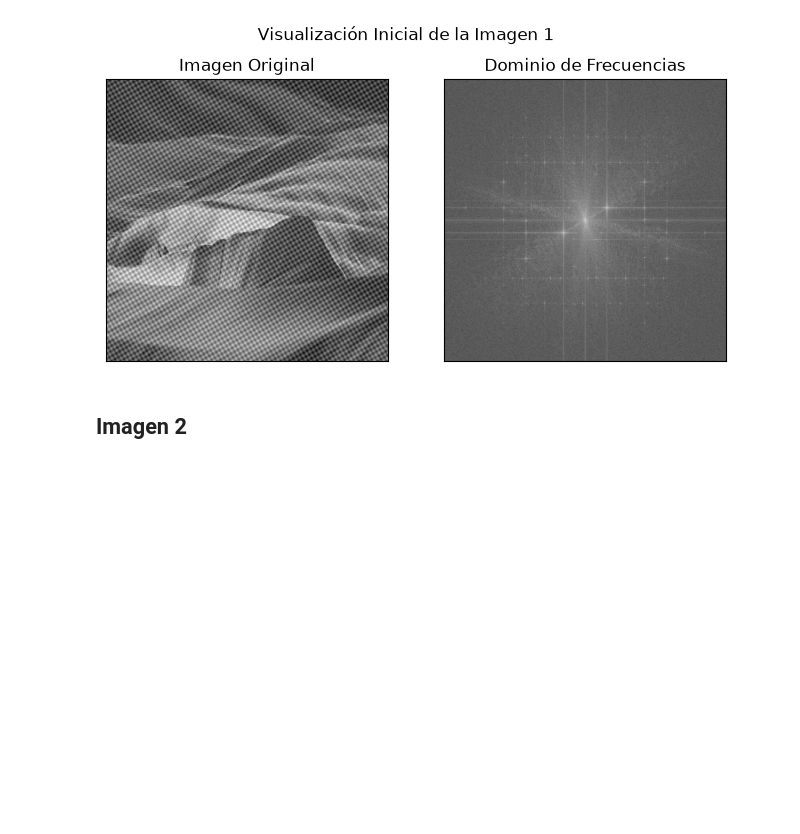
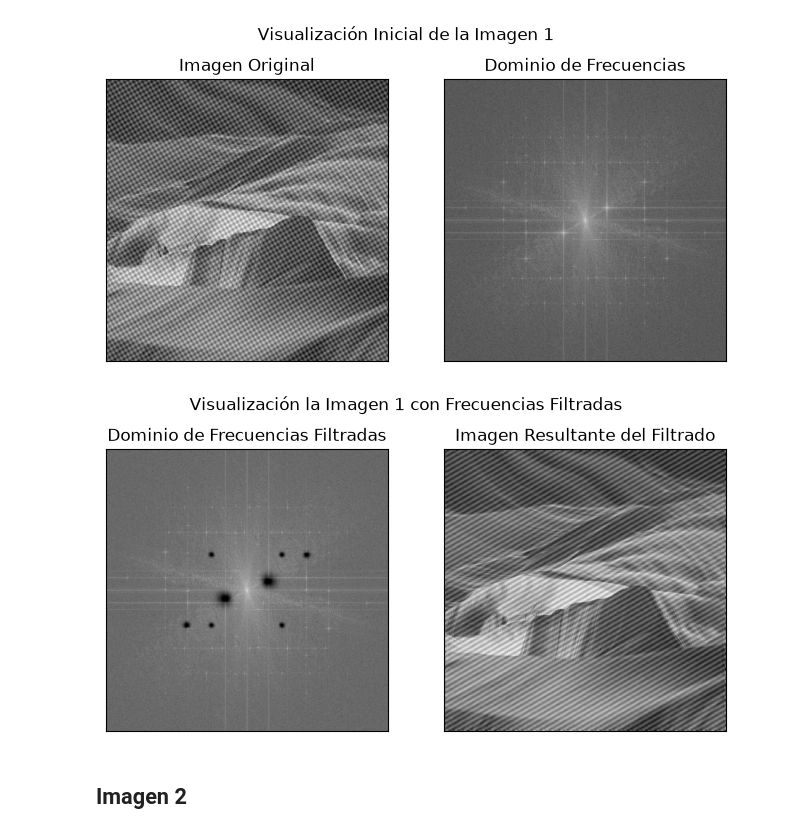
Before and after one commit to alexisuaguilaru/ProcDigImg, a Jupyter notebook: Proy04/proyecto.ipynb, the cells around one changed output. Drawn from its saved outputs; the diff is of its cells as text; code cells hidden in the pictures; blank space fills up the shorter version.

Commit message:
Proy04: Add function to apply and viz filtered img
Features:
- Se añadió una función para visualizar el efecto que tiene un filtro de recorte sobre una imagen

```diff
--- a/Proy04/proyecto.ipynb
+++ b/Proy04/proyecto.ipynb
@@ -46,7 +47,7 @@ images, filenames, ffts = load_images_dataset()
 def butteworth_low_pass_filter(
         img_size: tuple[int, int],
         band_center: tuple[int, int] = (0, 0),
-        width: int = 1,
+        width: float = 1,
         order: int = 2,
     ) -> np.ndarray:
     """
@@ -79,7 +80,7 @@ def butteworth_low_pass_filter(
 def butteworth_band_reject_filter(
         img_size: tuple[int, int],
         band_center: tuple[int, int] = (0, 0),
-        width: int = 1,
+        width: float = 1,
         order: int = 2,
     ) -> np.ndarray:
     """
@@ -212,3 +232,33 @@ def visualize_filter(
+# %%
+def apply_frequencies_filter(
+        fft_image: np.ndarray,
+        filename: str,
+        filter_parameters: list[tuple[tuple[int, int], float, int]]
+    ) -> tuple[plt.Figure, np.ndarray]:
+    """
+    Función para aplicar filtrado de frecuencias
+    con filtros de Butterworth parametrizados
+    sobre el dominio de frecuencias de una imagen.
+    Devuelve el plot generado y la imagen resultante
+    del filtrado.
+
+    Toma de parámetros el dominio de frecuencias de
+    la imagen, su filename y las lista de parámetros
+    para la función `compose_notch_butterworth_filter`.
+    """
+
+    notch_butterworth_filter = compose_notch_butterworth_filter(
+        fft_image.shape,
+        filter_parameters
+    )
+
+    fig, filtered_image = visualize_filter(
+        fft_image,
+        notch_butterworth_filter,
+        filename,
+    )
+
+    return fig, filtered_image
 # %% [markdown]
 ## Imagen 1
 # %%
@@ -220,6 +270,19 @@ fft_1 = ffts[idx]
 initial_description(img_1, fft_1, name_1);
 # %% [output]
 [figure]
+# %%
+fig, filtered_img_1 = apply_frequencies_filter(
+    fft_1,
+    name_1,
+    [
+        ((60, -25), 0.02, 2),
+        ((100, 100), 0.001, 2),
+        ((100, -100), 0.001, 2),
+        ((170, -100), 0.001, 2),
+    ]
+);
+# %% [output]
+[figure, added]
 # %% [markdown]
 ## Imagen 2
 # %%
```
Also changed, not shown: parts of 5 cells of this notebook.
